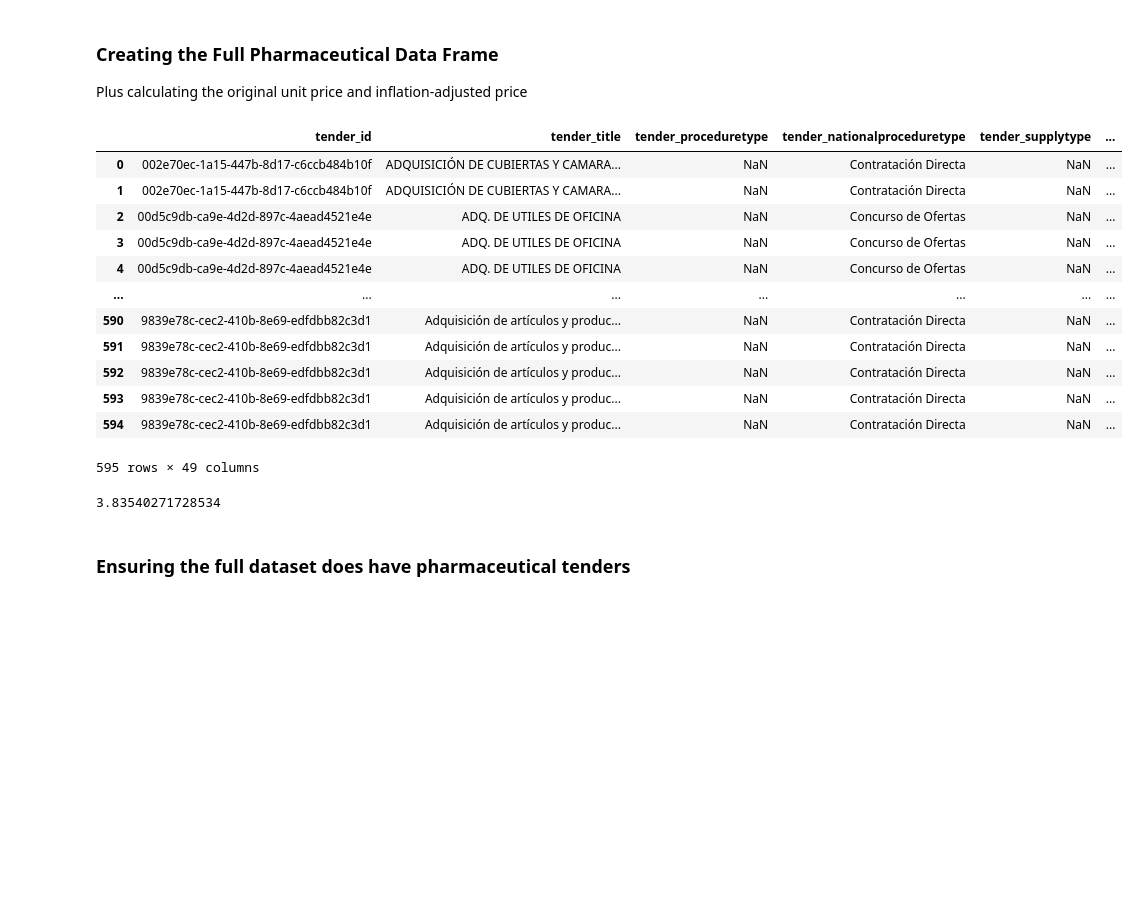
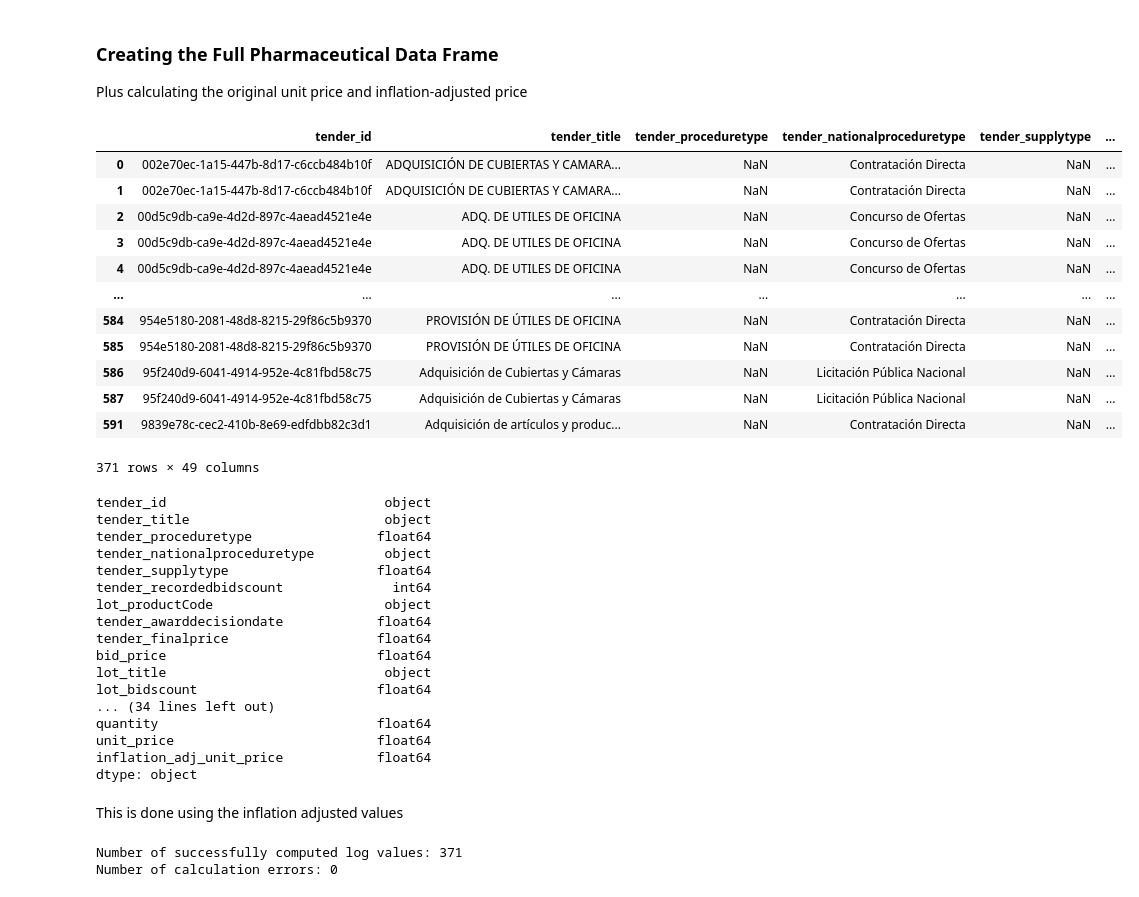
Before and after one commit to aidanlockwood20/MXN442-Assignment2-Project, a Jupyter notebook: report.ipynb, the cells around one changed output. Saved outputs shown, nothing was run; the diff lists cells and outputs as text; code cells hidden in the pictures; blank space fills up the shorter version.

```diff
--- a/report.ipynb
+++ b/report.ipynb
@@ -811,27 +812,67 @@ Plus calculating the original unit price and inflation-adjusted price
 # %%
 pharma_matched_ids = pharma_matches['item_id'].unique().tolist()
 full_pharmaceutical_df = paraguay_procurement_data_expanded_non_null[paraguay_procurement_data_expanded_non_null['lot_productCode'].isin(pharma_matched_ids)].reset_index(drop = True)
 
-full_pharmaceutical_df['unit_price'] = full_pharmaceutical_df['unit_price'] / full_pharmaceutical_df['quantity']
+full_pharmaceutical_df['unit_price'] = (full_pharmaceutical_df['unit_price'] / full_pharmaceutical_df['quantity']).astype(float)
+# Made to ensure that all inflation adjusted values are greater than 1 PYG
+full_pharmaceutical_df = full_pharmaceutical_df[full_pharmaceutical_df['unit_price'] > 2]
 full_pharmaceutical_df['inflation_adj_unit_price'] = full_pharmaceutical_df['unit_price'] * (paraguay_inflation_data['2024'].values[0] / full_pharmaceutical_df['tender_year'])
+full_pharmaceutical_df = full_pharmaceutical_df[full_pharmaceutical_df['inflation_adj_unit_price'] > 2]
 full_pharmaceutical_df
 # %% [output]
 |  | tender_id | tender_title | tender_proceduretype | tender_nationalproceduretype | tender_supplytype | ... |
 | 0 | 002e70ec-1a15-447b-8d17-c6ccb484b10f | ADQUISICIÓN DE CUBIERTAS Y CAMARA... | NaN | Contratación Directa | NaN | ... |
 | 1 | 002e70ec-1a15-447b-8d17-c6ccb484b10f | ADQUISICIÓN DE CUBIERTAS Y CAMARA... | NaN | Contratación Directa | NaN | ... |
 | 2 | 00d5c9db-ca9e-4d2d-897c-4aead4521e4e | ADQ. DE UTILES DE OFICINA | NaN | Concurso de Ofertas | NaN | ... |
 | 3 | 00d5c9db-ca9e-4d2d-897c-4aead4521e4e | ADQ. DE UTILES DE OFICINA | NaN | Concurso de Ofertas | NaN | ... |
 | 4 | 00d5c9db-ca9e-4d2d-897c-4aead4521e4e | ADQ. DE UTILES DE OFICINA | NaN | Concurso de Ofertas | NaN | ... |
 | ... | ... | ... | ... | ... | ... | ... |
-| 590 | 9839e78c-cec2-410b-8e69-edfdbb82c3d1 | Adquisición de artículos y produc... | NaN | Contratación Directa | NaN | ... |
+| 584 | 954e5180-2081-48d8-8215-29f86c5b9370 | PROVISIÓN DE ÚTILES DE OFICINA | NaN | Contratación Directa | NaN | ... |
+| 585 | 954e5180-2081-48d8-8215-29f86c5b9370 | PROVISIÓN DE ÚTILES DE OFICINA | NaN | Contratación Directa | NaN | ... |
+| 586 | 95f240d9-6041-4914-952e-4c81fbd58c75 | Adquisición de Cubiertas y Cámaras | NaN | Licitación Pública Nacional | NaN | ... |
+| 587 | 95f240d9-6041-4914-952e-4c81fbd58c75 | Adquisición de Cubiertas y Cámaras | NaN | Licitación Pública Nacional | NaN | ... |
 | 591 | 9839e78c-cec2-410b-8e69-edfdbb82c3d1 | Adquisición de artículos y produc... | NaN | Contratación Directa | NaN | ... |
-| 592 | 9839e78c-cec2-410b-8e69-edfdbb82c3d1 | Adquisición de artículos y produc... | NaN | Contratación Directa | NaN | ... |
-| 593 | 9839e78c-cec2-410b-8e69-edfdbb82c3d1 | Adquisición de artículos y produc... | NaN | Contratación Directa | NaN | ... |
-| 594 | 9839e78c-cec2-410b-8e69-edfdbb82c3d1 | Adquisición de artículos y produc... | NaN | Contratación Directa | NaN | ... |
-595 rows × 49 columns
+371 rows × 49 columns
-# %%
-paraguay_inflation_data['2024'].values[0]
-# %% [output]
-3.83540271728534
-# %% [markdown]
-### Ensuring the full dataset does have pharmaceutical tenders
+# %%
+full_pharmaceutical_df.dtypes
+# %% [output]
+tender_id                            object
+tender_title                         object
+tender_proceduretype                float64
+tender_nationalproceduretype         object
+tender_supplytype                   float64
+tender_recordedbidscount              int64
+lot_productCode                      object
+tender_awarddecisiondate            float64
+tender_finalprice                   float64
+bid_price                           float64
+lot_title                            object
+lot_bidscount                       float64
+... (34 lines left out)
+quantity                            float64
+unit_price                          float64
+inflation_adj_unit_price            float64
+dtype: object
+# %% [markdown]
+This is done using the inflation adjusted values
+# %%
+log_inflation_vals = []
+calc_errors = 0
+num_values = 0
+
+
+for value in full_pharmaceutical_df['inflation_adj_unit_price']:
+    try:
+        log_value = np.log(value)
+        log_inflation_vals.append(log_value)
+        num_values += 1
+    except Exception as e:
+        calc_errors += 1
+        log_inflation_vals.append(None)
+        continue
+
+print('Number of successfully computed log values:', num_values)
+print('Number of calculation errors:', calc_errors)
+# %% [output]
+Number of successfully computed log values: 371
+Number of calculation errors: 0
```
Also changed, not shown: parts of 3 cells of this notebook, 1 other file.
